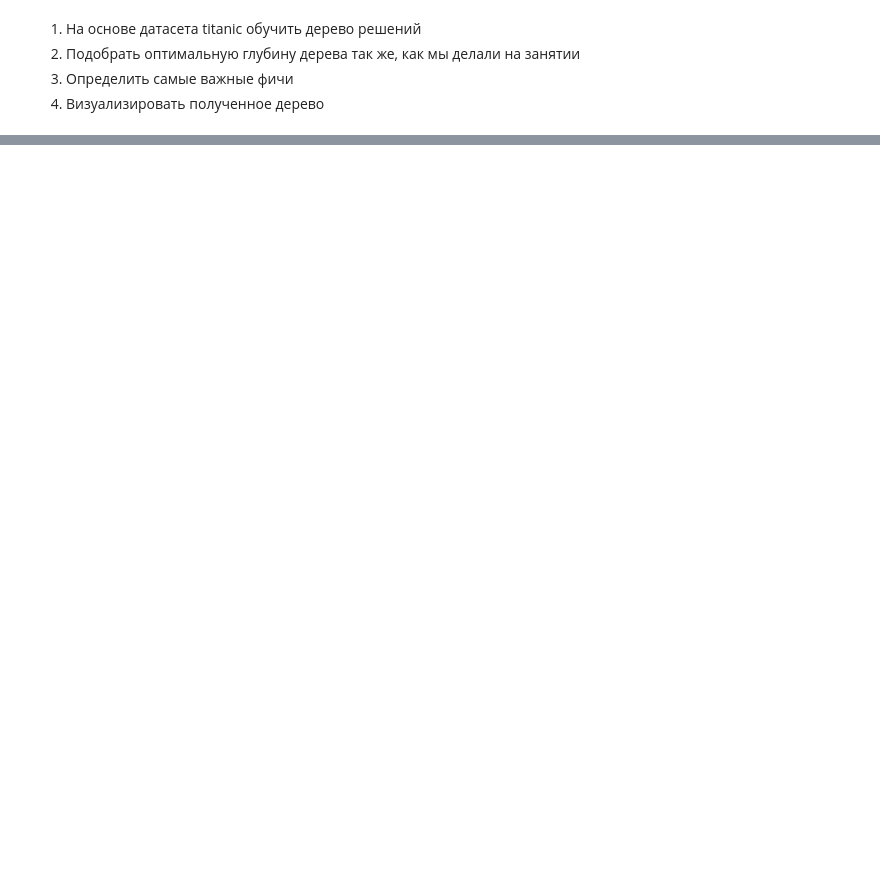
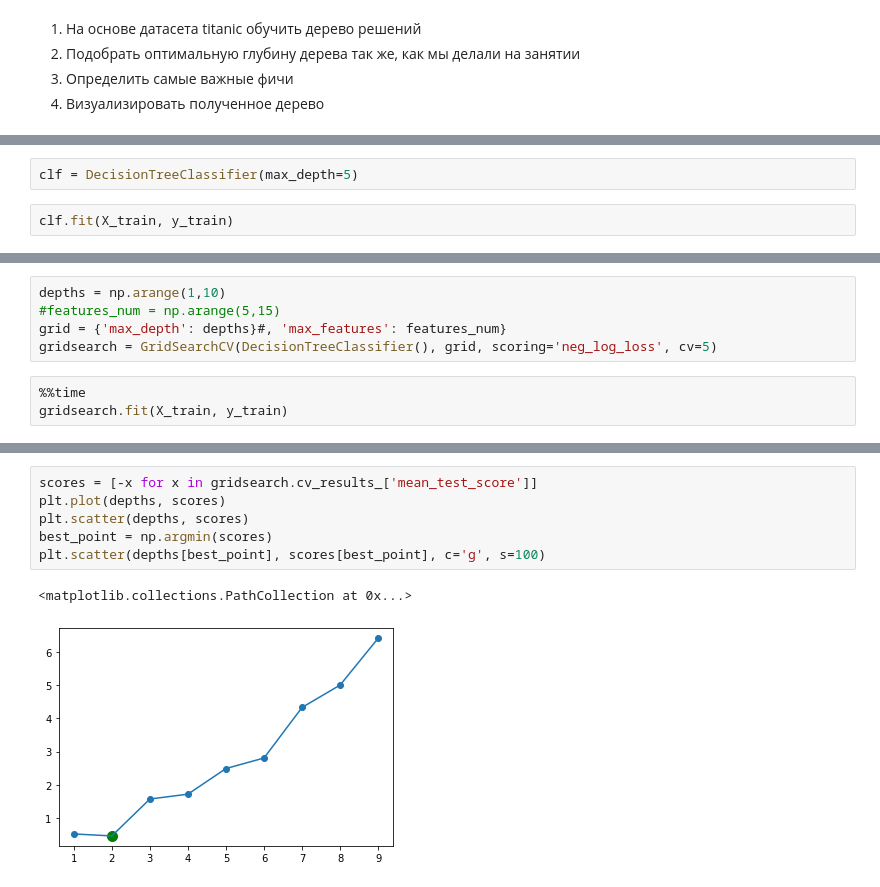
Before and after one commit to HeliosBI/AMLHW2, a Jupyter notebook: HW2.ipynb, the cells around one changed output, grey strips where cells are left out. Cells and saved outputs as stored; diff of their text form; blank space fills up the shorter version.

```diff
--- a/HW2.ipynb
+++ b/HW2.ipynb
@@ -22,0 +141,4 @@ FileNotFoundError: [Errno 2] File test.csv does not exist: 'test.csv'
+# %%
+clf = DecisionTreeClassifier(max_depth=5)
+# %%
+clf.fit(X_train, y_train)
@@ -22,0 +160,8 @@ FileNotFoundError: [Errno 2] File test.csv does not exist: 'test.csv'
+# %%
+depths = np.arange(1,10)
+#features_num = np.arange(5,15)
+grid = {'max_depth': depths}#, 'max_features': features_num}
+gridsearch = GridSearchCV(DecisionTreeClassifier(), grid, scoring='neg_log_loss', cv=5)
+# %%
+%%time
+gridsearch.fit(X_train, y_train)
@@ -22,0 +206,9 @@ FileNotFoundError: [Errno 2] File test.csv does not exist: 'test.csv'
+# %%
+scores = [-x for x in gridsearch.cv_results_['mean_test_score']]
+plt.plot(depths, scores)
+plt.scatter(depths, scores)
+best_point = np.argmin(scores)
+plt.scatter(depths[best_point], scores[best_point], c='g', s=100)
+# %% [output]
+<matplotlib.collections.PathCollection at 0x...>
+[figure, added]
```
Also changed, not shown: parts of 37 cells of this notebook.
